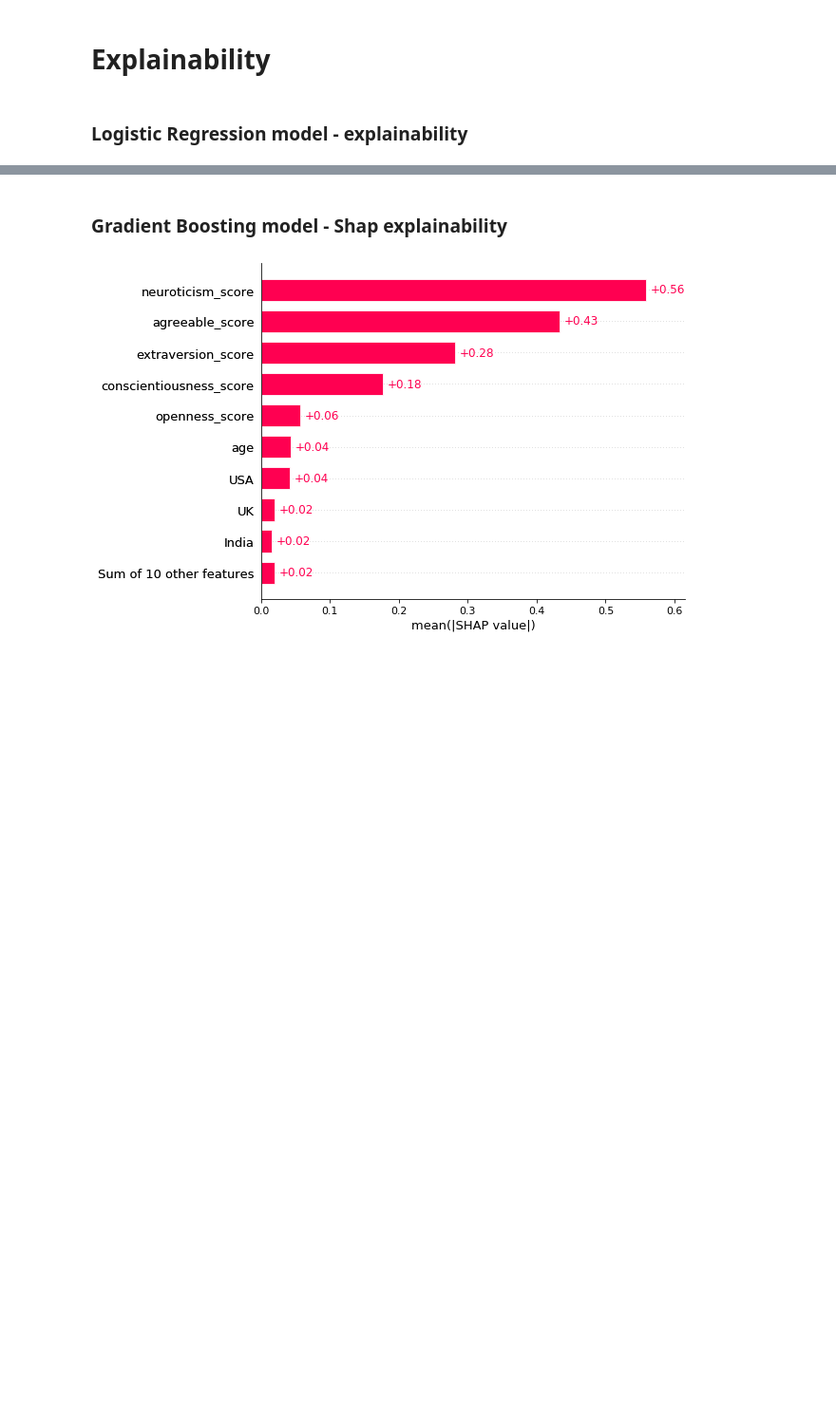
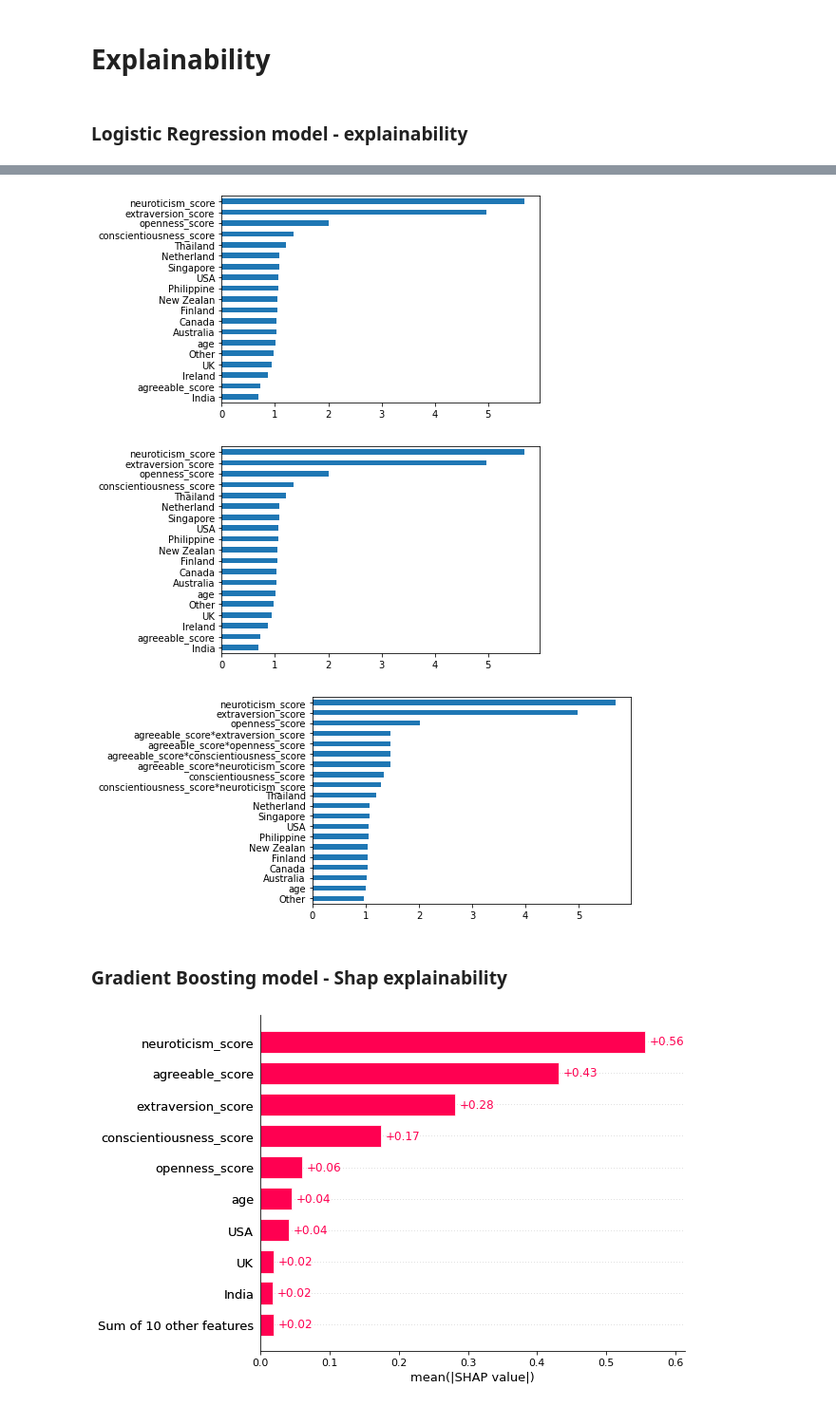
Before and after one commit to efratkohen/Big_five, a Jupyter notebook: final-draft.ipynb, the cells around one changed output, grey strips where cells are left out. Shown at 95% size. Saved outputs shown, nothing was run; the diff lists cells and outputs as text; code cells hidden in the pictures; blank space fills up the shorter version.

```diff
--- a/final-draft.ipynb
+++ b/final-draft.ipynb
@@ -614,6 +610,6 @@ for i in range(len(models_list)):
     coef = models_list[i].coef_
     Explainability = explainability_Logistic_Regression(coef, 0.3) #delta is positive - probability for femal
     Explainability_df = pd.Series(np.array(Explainability),  index=X_test_list[i].columns.to_list(), name='Explainability')
-    _=Explainability_df..nlargest(20).sort_values().plot(kind='barh')
+    _=Explainability_df.nlargest(20).sort_values().plot(kind='barh')
     plt.show()
 # %% [output]
@@ -621,3 +616,6 @@ SyntaxError: invalid syntax (<ipython-input-182-119a65f52c3c>, line 5)
+[figure, added]
+[figure, added]
+[figure, added]
 # %% [markdown]
 ### Gradient Boosting model - Shap explainability
 # %%
```
Also changed, not shown: parts of 13 cells of this notebook.
